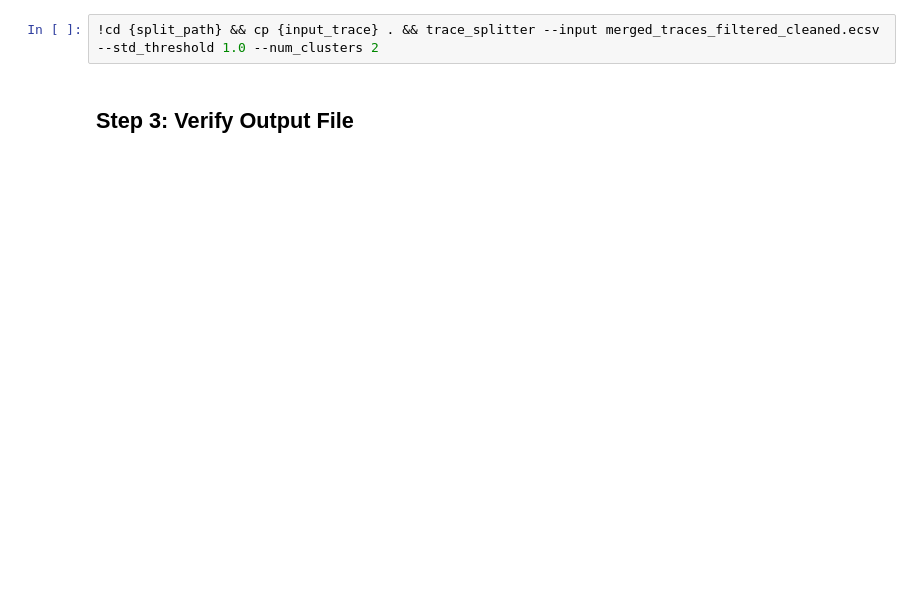
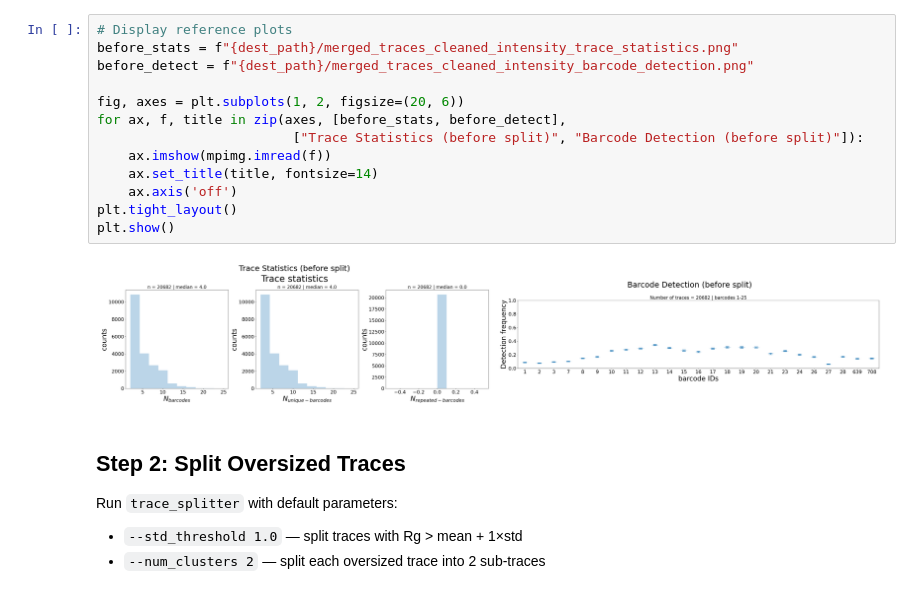
Before and after one commit to pyHi-M/traceratops, a Jupyter notebook: docs/source/tutorials/tutorial_05_split_traces.ipynb, the cells around one changed output. Cells and saved outputs as stored; diff of their text form; blank space fills up the shorter version.

```diff
--- a/docs/source/tutorials/tutorial_05_split_traces.ipynb
+++ b/docs/source/tutorials/tutorial_05_split_traces.ipynb
@@ -44,5 +59,22 @@ The `trace_splitter` command identifies large traces and splits them using K-mea
 # %%
-!cd {split_path} && cp {input_trace} . && trace_splitter --input merged_traces_filtered_cleaned.ecsv --std_threshold 1.0 --num_clusters 2
+# Display reference plots
+before_stats = f"{dest_path}/merged_traces_cleaned_intensity_trace_statistics.png"
+before_detect = f"{dest_path}/merged_traces_cleaned_intensity_barcode_detection.png"
+
+fig, axes = plt.subplots(1, 2, figsize=(20, 6))
+for ax, f, title in zip(axes, [before_stats, before_detect],
+                         ["Trace Statistics (before split)", "Barcode Detection (before split)"]):
+    ax.imshow(mpimg.imread(f))
+    ax.set_title(title, fontsize=14)
+    ax.axis('off')
+plt.tight_layout()
+plt.show()
+# %% [output]
+[figure, added]
 # %% [markdown]
-## Step 3: Verify Output File
+## Step 2: Split Oversized Traces
+
+Run `trace_splitter` with default parameters:
+- `--std_threshold 1.0` — split traces with Rg > mean + 1×std
+- `--num_clusters 2` — split each oversized trace into 2 sub-traces
 # %%
```
Also changed, not shown: parts of 19 cells of this notebook, 1 other file.
